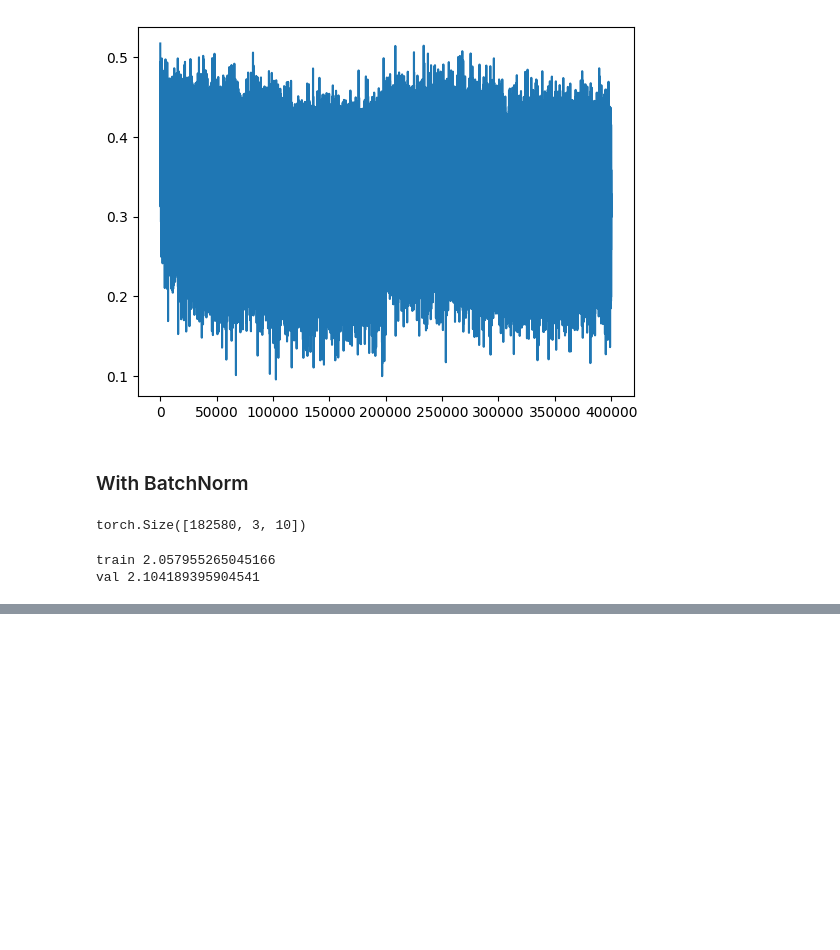
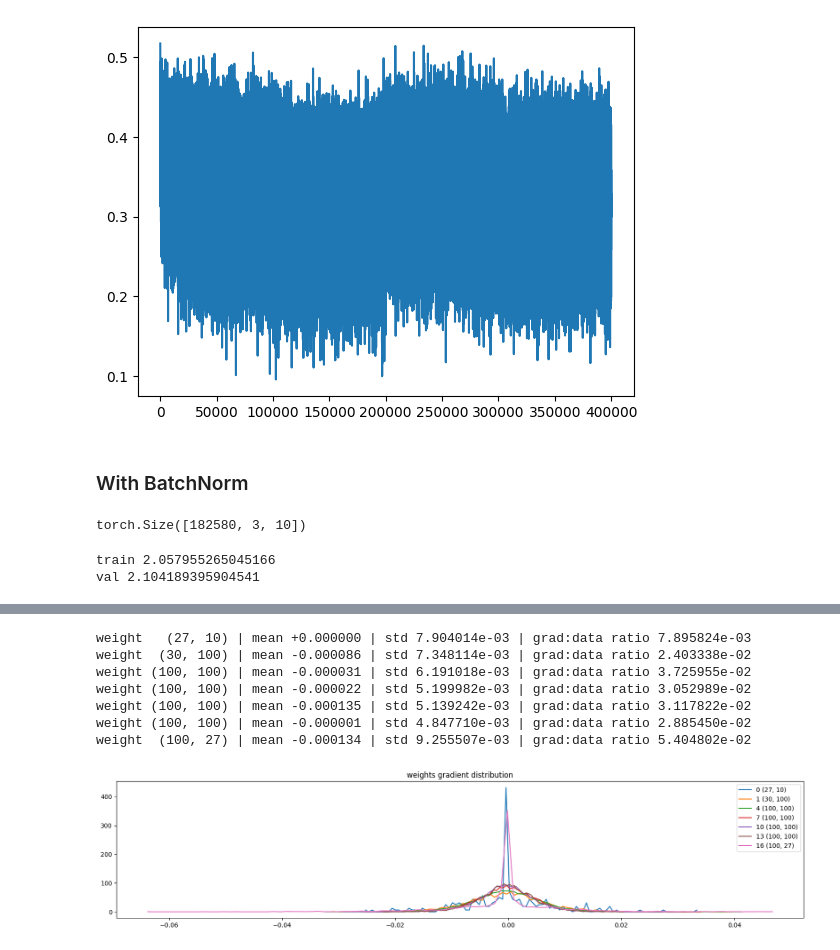
Before and after one commit to Fasmanuel2002/Machine_Learning, a Jupyter notebook: Pytorch/FNN/MLP/build_makemore_mlp_bn.ipynb, the cells around one changed output, grey strips where cells are left out. Cells and saved outputs as stored; diff of their text form; code cells hidden in the pictures; blank space fills up the shorter version.

```diff
--- a/Pytorch/FNN/MLP/build_makemore_mlp_bn.ipynb
+++ b/Pytorch/FNN/MLP/build_makemore_mlp_bn.ipynb
@@ -268,0 +404,22 @@ val 2.104189395904541
+# %%
+# visualize histograms
+plt.figure(figsize=(20, 4)) # width and height of the plot
+legends = []
+for i,p in enumerate(parameters):
+  t = p.grad
+  if p.ndim == 2:
+    print('weight %10s | mean %+f | std %e | grad:data ratio %e' % (tuple(p.shape), t.mean(), t.std(), t.std() / p.std()))
+    hy, hx = torch.histogram(t, density=True)
+    plt.plot(hx[:-1].detach(), hy.detach())
+    legends.append(f'{i} {tuple(p.shape)}')
+plt.legend(legends)
+plt.title('weights gradient distribution');
+# %% [output]
+weight   (27, 10) | mean +0.000000 | std 7.904014e-03 | grad:data ratio 7.895824e-03
+weight  (30, 100) | mean -0.000086 | std 7.348114e-03 | grad:data ratio 2.403338e-02
+weight (100, 100) | mean -0.000031 | std 6.191018e-03 | grad:data ratio 3.725955e-02
+weight (100, 100) | mean -0.000022 | std 5.199982e-03 | grad:data ratio 3.052989e-02
+weight (100, 100) | mean -0.000135 | std 5.139242e-03 | grad:data ratio 3.117822e-02
+weight (100, 100) | mean -0.000001 | std 4.847710e-03 | grad:data ratio 2.885450e-02
+weight  (100, 27) | mean -0.000134 | std 9.255507e-03 | grad:data ratio 5.404802e-02
+[figure, added]
```
Also changed, not shown: parts of 15 cells of this notebook, 1 other file.
